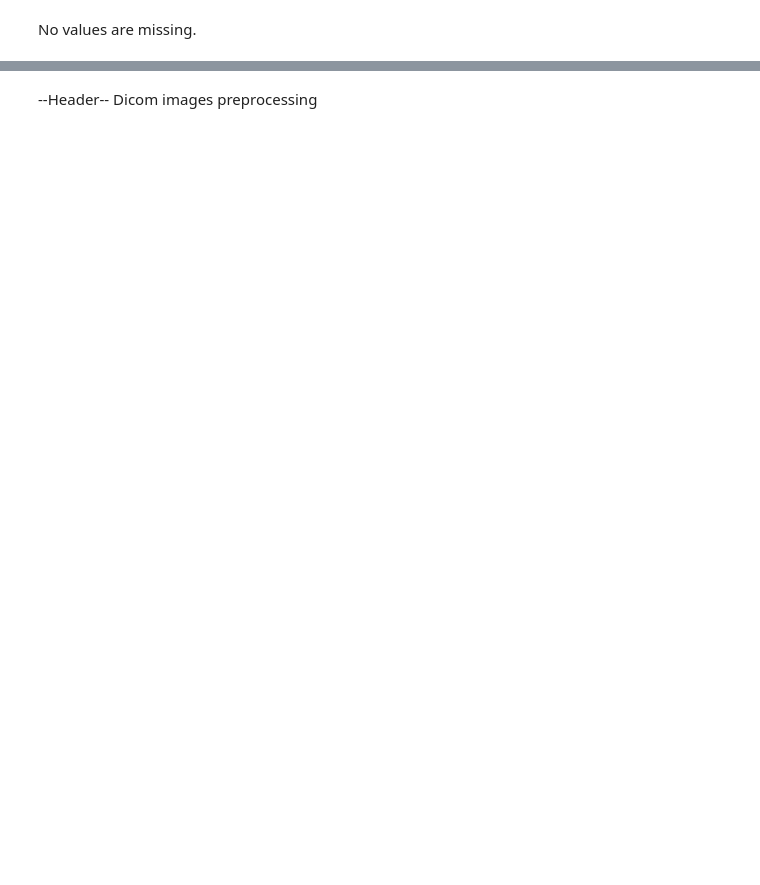
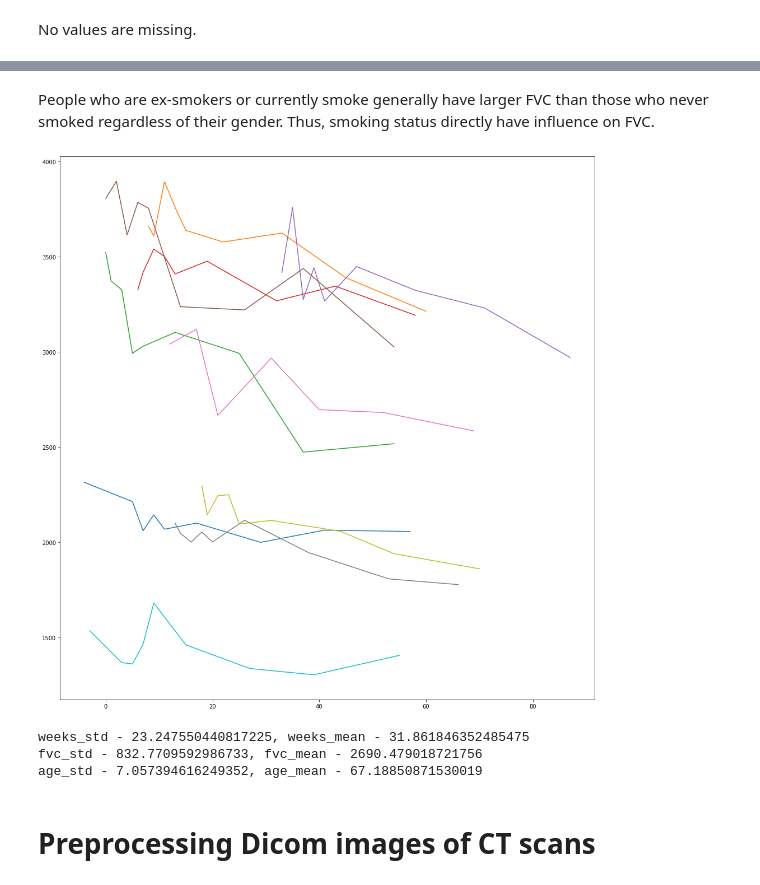
Before and after one commit to ilrd/Kaggle-Pulmonary-Fibrosis, a Jupyter notebook: notebooks/EDA.ipynb, the cells around one changed output, grey strips where cells are left out. Cells and saved outputs as stored; diff of their text form; code cells hidden in the pictures; blank space fills up the shorter version.

```diff
--- a/notebooks/EDA.ipynb
+++ b/notebooks/EDA.ipynb
@@ -153,2 +232,41 @@ Evidently, those who currently smokes have much higher FVC than those who don't.
+# %% [markdown]
+People who are ex-smokers or currently smoke generally have larger FVC than those who never smoked regardless of their gender. Thus, smoking status directly have influence on FVC.
+# %%
+# Plot the FVC and weeks graphs for first 10 patients
+weeks_x = []
+FVC_y = []
+for ID in train_df['Patient'].unique()[:10]:
+    weeks_x.append(train_df.loc[train_df['Patient'] == ID, 'Weeks'])
+    FVC_y.append(train_df.loc[train_df['Patient'] == ID, 'FVC'])
+
+
+plt.figure(figsize=[14,14])
+
+for i, j in zip(weeks_x, FVC_y):
+    plt.plot(i, j)
+
+plt.tight_layout()
+plt.show()
+# %% [output]
+[figure, added]
+# %%
+# Std and mean of features for further standartization during modeling process
+weeks_std = train_df.Weeks.std()
+weeks_mean = train_df.Weeks.mean()
+
+fvc_std = train_df.FVC.std()
+fvc_mean = train_df.FVC.mean()
+
+age_std = train_df.Age.std()
+age_mean = train_df.Age.mean()
+
+
+print(f"weeks_std - {weeks_std}, weeks_mean - {weeks_mean}")
+print(f"fvc_std - {fvc_std}, fvc_mean - {fvc_mean}")
+print(f"age_std - {age_std}, age_mean - {age_mean}")
+# %% [output]
+weeks_std - 23.247550440817225, weeks_mean - 31.861846352485475
+fvc_std - 832.7709592986733, fvc_mean - 2690.479018721756
+age_std - 7.057394616249352, age_mean - 67.18850871530019
 # %% [markdown]
---Header--    Dicom images preprocessing
+# Preprocessing Dicom images of CT scans
```
Also changed, not shown: parts of 33 cells of this notebook, 7 other files.
